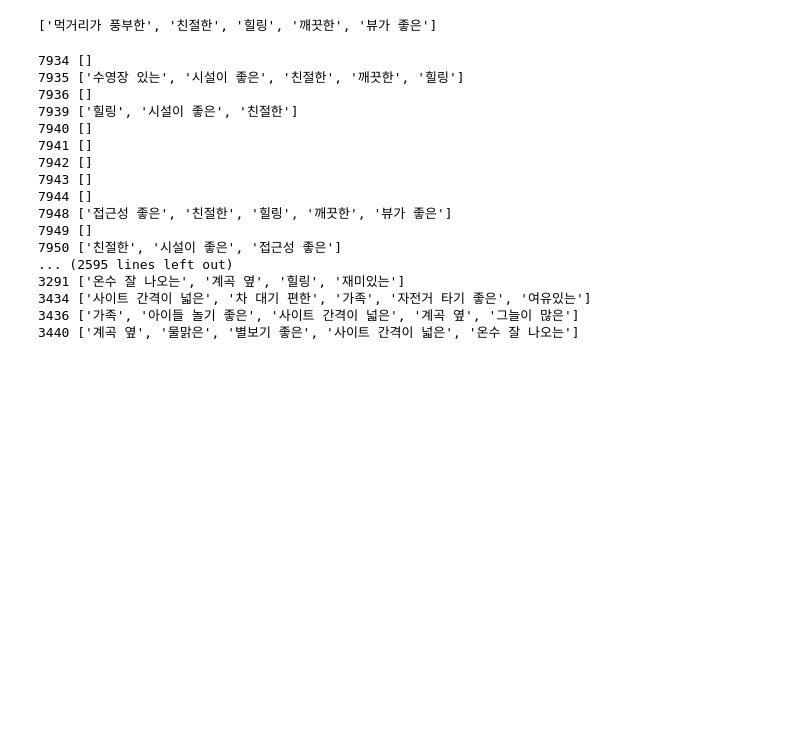
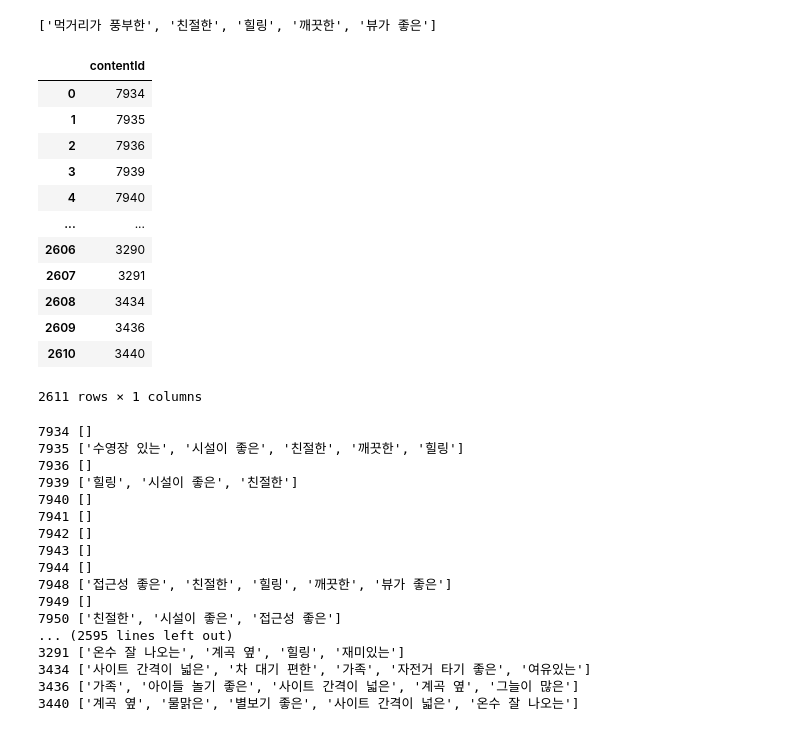
Before and after one commit to kohyunsil/Algo_camping, a Jupyter notebook: camping_modeling/algostar/tag_test.ipynb, the cells around one changed output. Cells and saved outputs as stored; diff of their text form; code cells hidden in the pictures; blank space fills up the shorter version.

```diff
--- a/camping_modeling/algostar/tag_test.ipynb
+++ b/camping_modeling/algostar/tag_test.ipynb
@@ -56,6 +56,23 @@ tag_prior_ls = tag_prior_ls[:5]
 tag_prior_ls
 # %% [output]
 ['먹거리가 풍부한', '친절한', '힐링', '깨끗한', '뷰가 좋은']
+# %%
+tag_df2 = pd.DataFrame(ttp.df.index.tolist(),columns=['contentId'])
+tag_df2
+# %% [output]
+|  | contentId |
+| 0 | 7934 |
+| 1 | 7935 |
+| 2 | 7936 |
+| 3 | 7939 |
+| 4 | 7940 |
+| ... | ... |
+| 2606 | 3290 |
+| 2607 | 3291 |
+| 2608 | 3434 |
+| 2609 | 3436 |
+| 2610 | 3440 |
+2611 rows × 1 columns
 # %%
 tag_df = pd.DataFrame(ttp.df.index.tolist(),columns=['index'])
 tag_prior_ls = []
```
Also changed, not shown: 4 other files.
